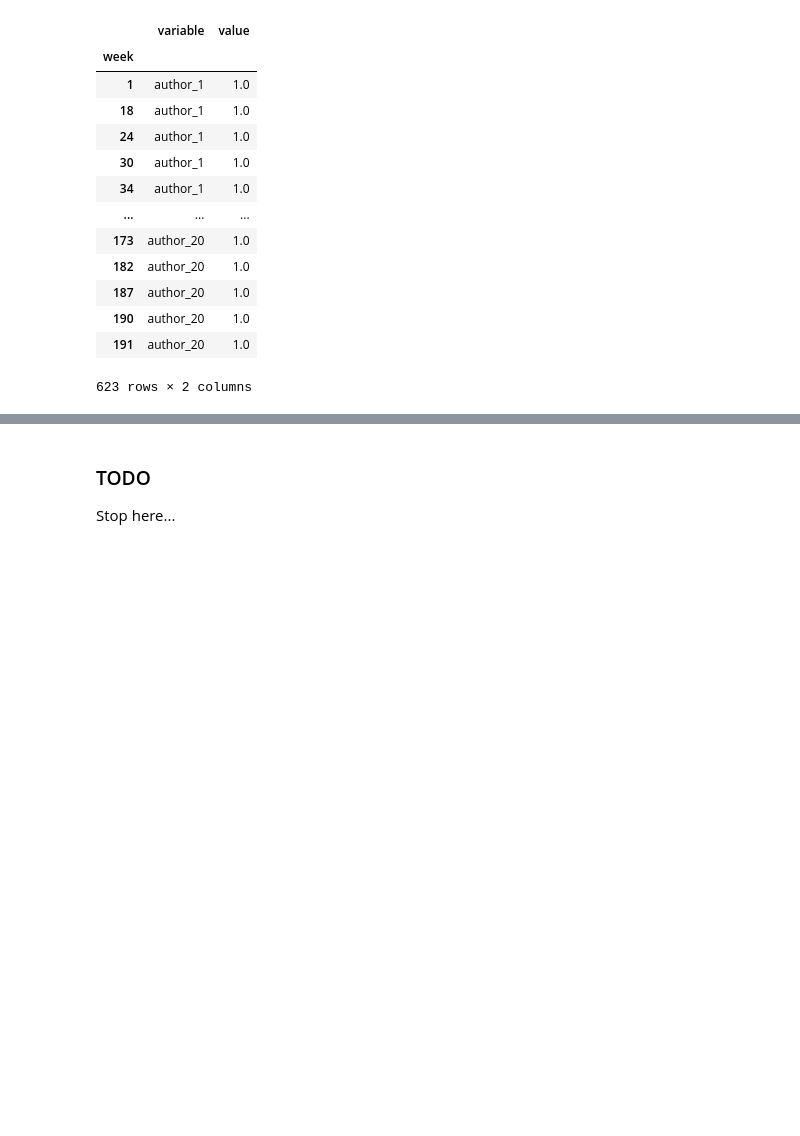
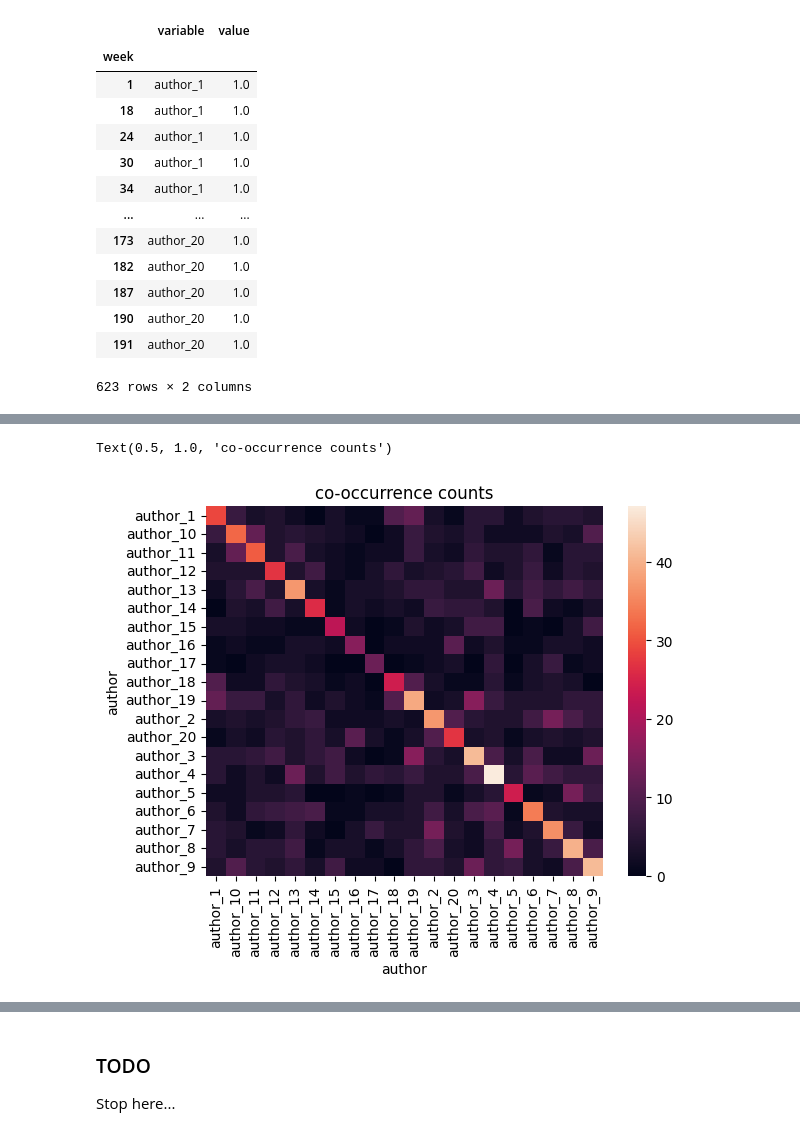
Before and after one commit to usnistgov/affinis, a Jupyter notebook: docs/edges-as-data.ipynb, the cells around one changed output, grey strips where cells are left out. Saved outputs shown, nothing was run; the diff lists cells and outputs as text; code cells hidden in the pictures; blank space fills up the shorter version.

```diff
--- a/docs/edges-as-data.ipynb
+++ b/docs/edges-as-data.ipynb
@@ -219,0 +239,9 @@ Ok, what's going on...??
+# %%
+obs_incidence = (
+    papers.melt(ignore_index=False, var_name='author')
+    .reset_index()
+    .astype({'author':author_idx.dtype, 'value':'Sparse[int]'})
+    .set_index(['week','author'])
+)['value']
+
+obs_incidence
@@ -219,0 +262,6 @@ Ok, what's going on...??
+# %%
+sns.heatmap(obs_incidence.unstack().T@obs_incidence.unstack())
+plt.title('co-occurrence counts')
+# %% [output]
+Text(0.5, 1.0, 'co-occurrence counts')
+[figure, added]
```
Also changed, not shown: parts of 14 cells of this notebook, 1 other file.
